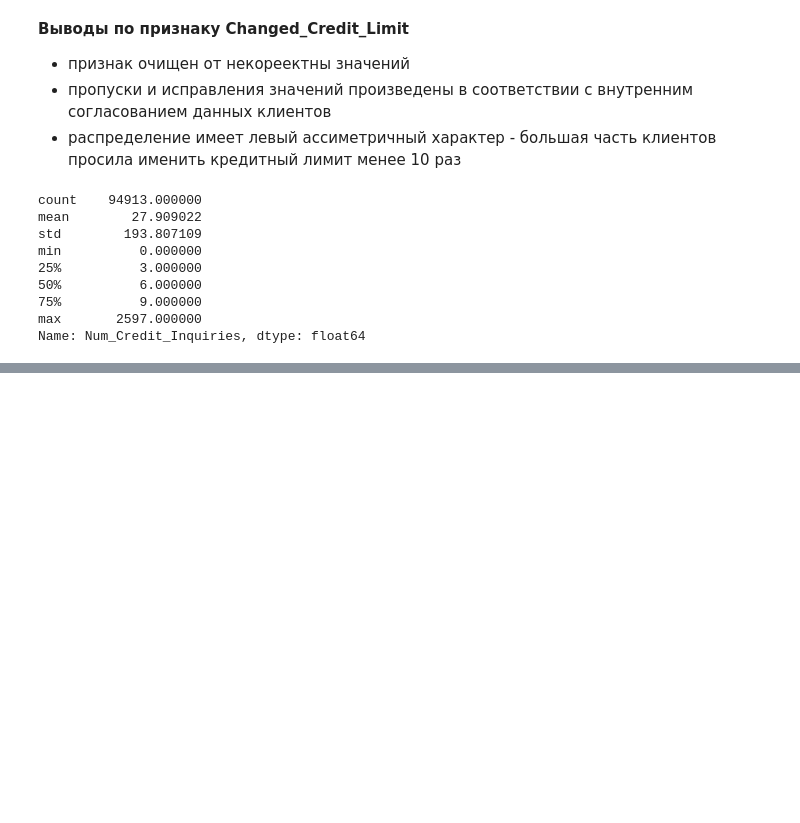
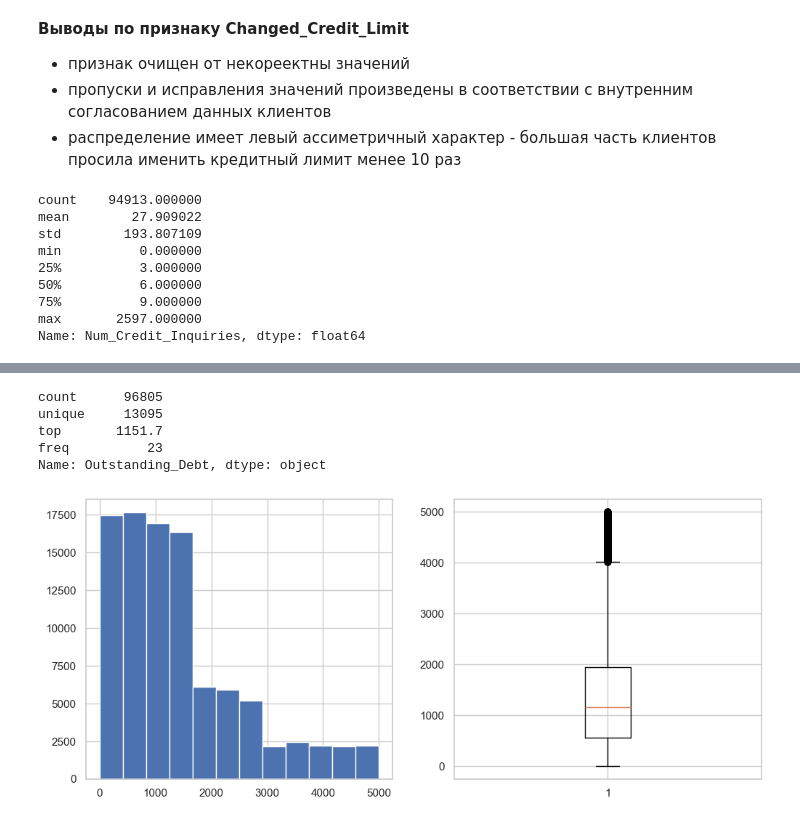
Before and after one commit to Lotra2005/Data-analysis-projects, a Jupyter notebook: Credit scoring EDA/notebooks/Credit score.ipynb, the cells around one changed output, grey strips where cells are left out. Cells and saved outputs as stored; diff of their text form; code cells hidden in the pictures; blank space fills up the shorter version.

```diff
--- a/Credit scoring EDA/notebooks/Credit score.ipynb
+++ b/Credit scoring EDA/notebooks/Credit score.ipynb
@@ -1671,0 +1741,18 @@ Name: Num_Credit_Inquiries, dtype: float64
+# %%
+credit_df['Outstanding_Debt'].describe()
+# %% [output]
+count      96805
+unique     13095
+top       1151.7
+freq          23
+Name: Outstanding_Debt, dtype: object
+# %%
+credit_df['Outstanding_Debt'] = credit_df['Outstanding_Debt'].str.replace('_', '')
+credit_df['Outstanding_Debt'] = credit_df['Outstanding_Debt'].astype('float')
+# %%
+f, (ax1, ax2) = plt.subplots(1, 2, figsize=(12, 5))
+ax1.hist(credit_df['Outstanding_Debt'], bins=12)
+ax2.boxplot(credit_df['Outstanding_Debt'])
+plt.show()
+# %% [output]
+[figure, added]
```
Also changed, not shown: parts of 70 cells of this notebook.
